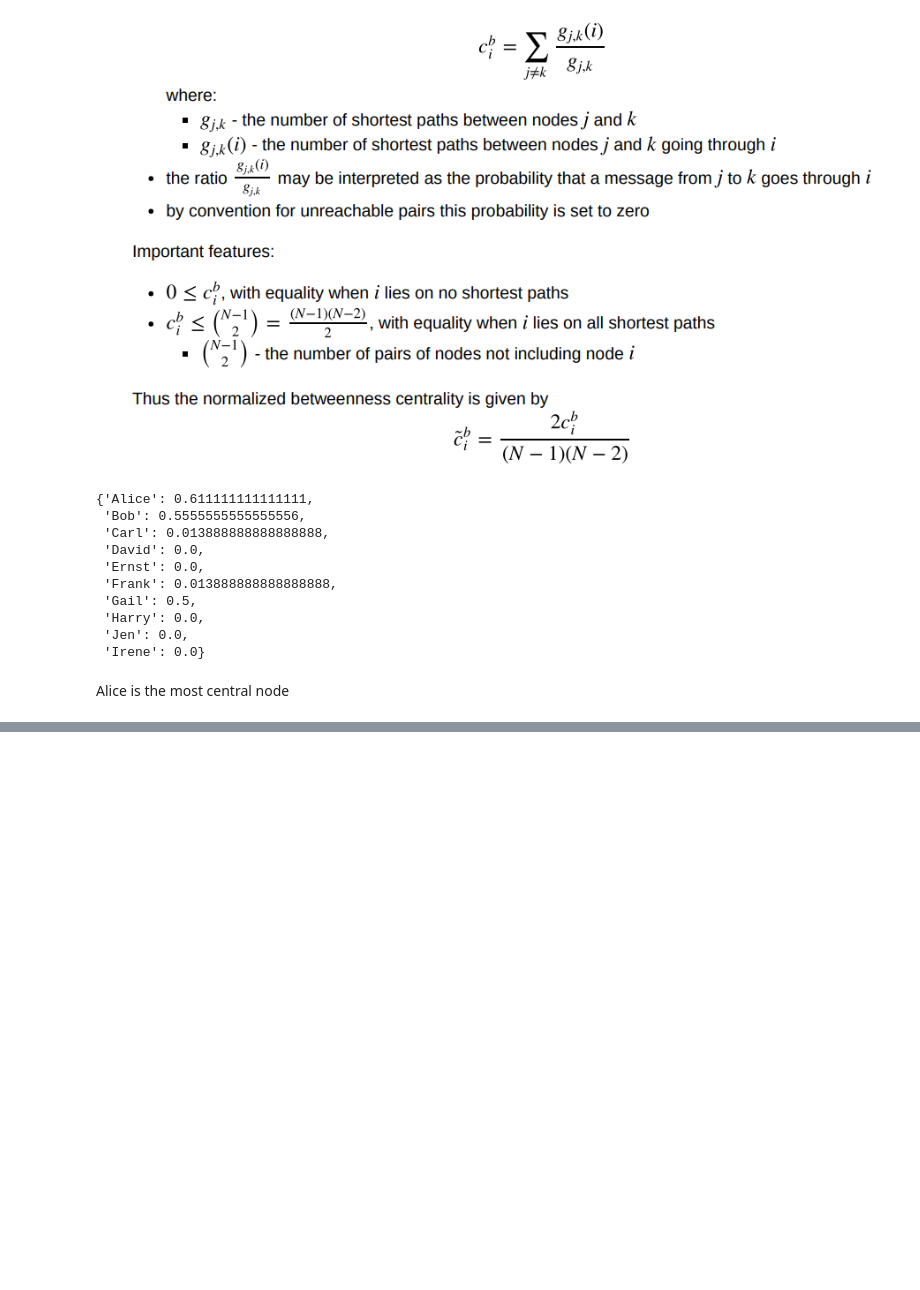
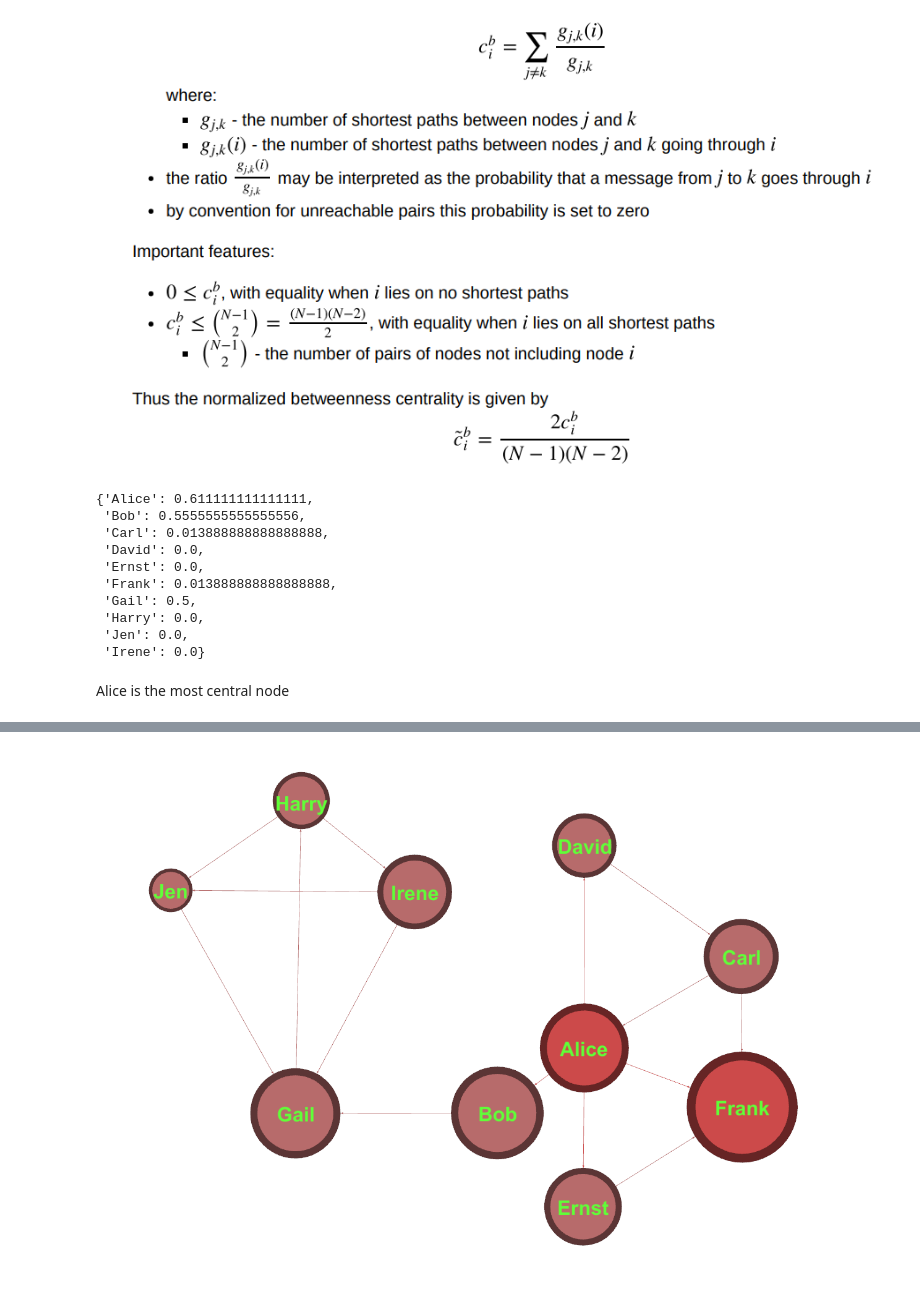
Before and after one commit to rogulforce/DPoCN, a Jupyter notebook: list_1/all_exercises.ipynb, the cells around one changed output, grey strips where cells are left out. Drawn from its saved outputs; the diff is of its cells as text; code cells hidden in the pictures; blank space fills up the shorter version.

```diff
--- a/list_1/all_exercises.ipynb
+++ b/list_1/all_exercises.ipynb
@@ -156,0 +160,4 @@ Alice is the most central node
+# %%
+Image('data/graph_gephi.png')
+# %% [output]
+[figure, added]
```
Also changed, not shown: parts of 6 cells of this notebook, 2 other files.
